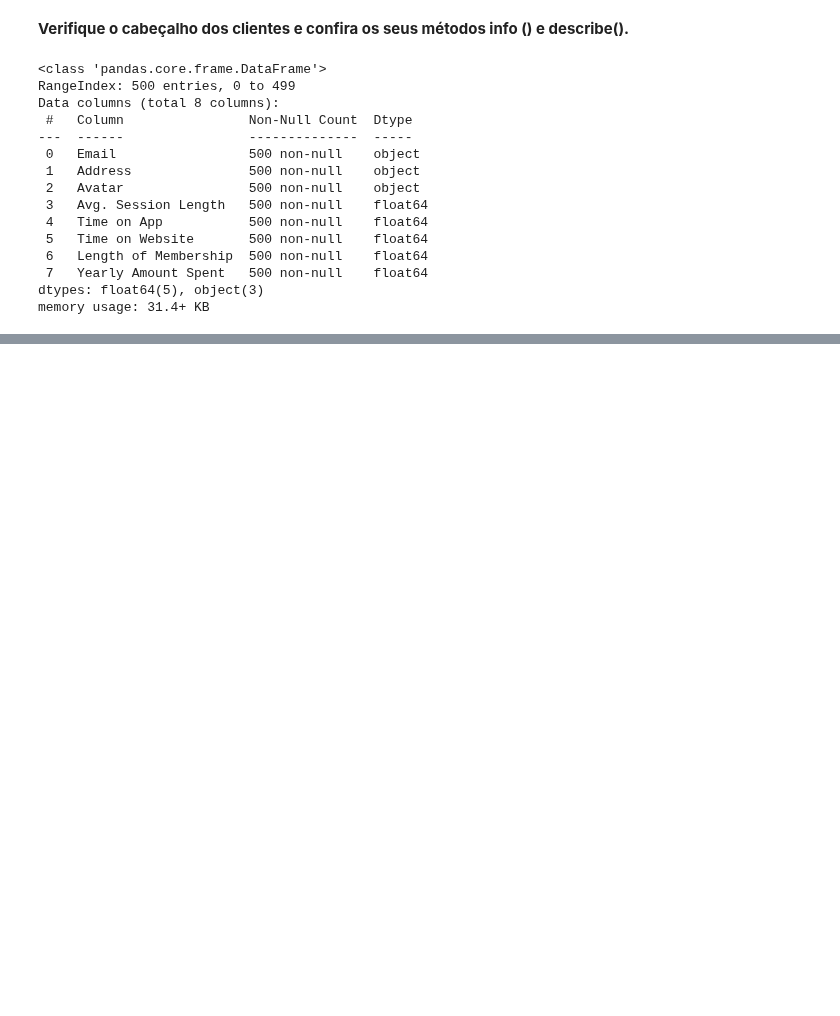
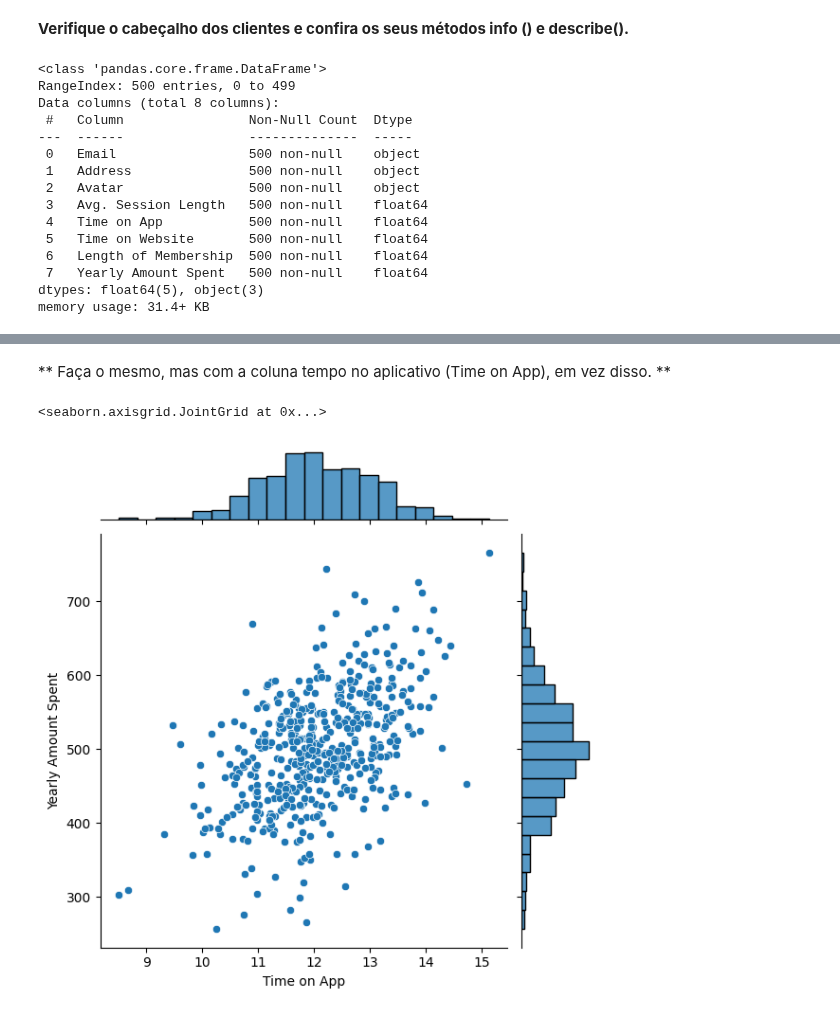
Before and after one commit to ludiemert/Classification_Regression_Models, a Jupyter notebook: 7_Classification_Regression_Models/1_Project/Projeto Analise Dados Ecommerce.ipynb, the cells around one changed output, grey strips where cells are left out. Cells and saved outputs as stored; diff of their text form; code cells hidden in the pictures; blank space fills up the shorter version.

```diff
--- a/7_Classification_Regression_Models/1_Project/Projeto Analise Dados Ecommerce.ipynb
+++ b/7_Classification_Regression_Models/1_Project/Projeto Analise Dados Ecommerce.ipynb
@@ -54,0 +80,10 @@ memory usage: 31.4+ KB
+# %% [markdown]
+** Faça o mesmo, mas com a coluna tempo no aplicativo (Time on App), em vez disso. **
+# %%
+sns.jointplot(x="Time on App", y="Yearly Amount Spent", data=clientes)
+# parece que os dados estao alinhados a um eixo
+
+# tem indicio que o tempo  no aplicativo seja mais imp que o tempo no site
+# %% [output]
+<seaborn.axisgrid.JointGrid at 0x...>
+[figure, added]
```
Also changed, not shown: parts of 11 cells of this notebook, 3 other files.
